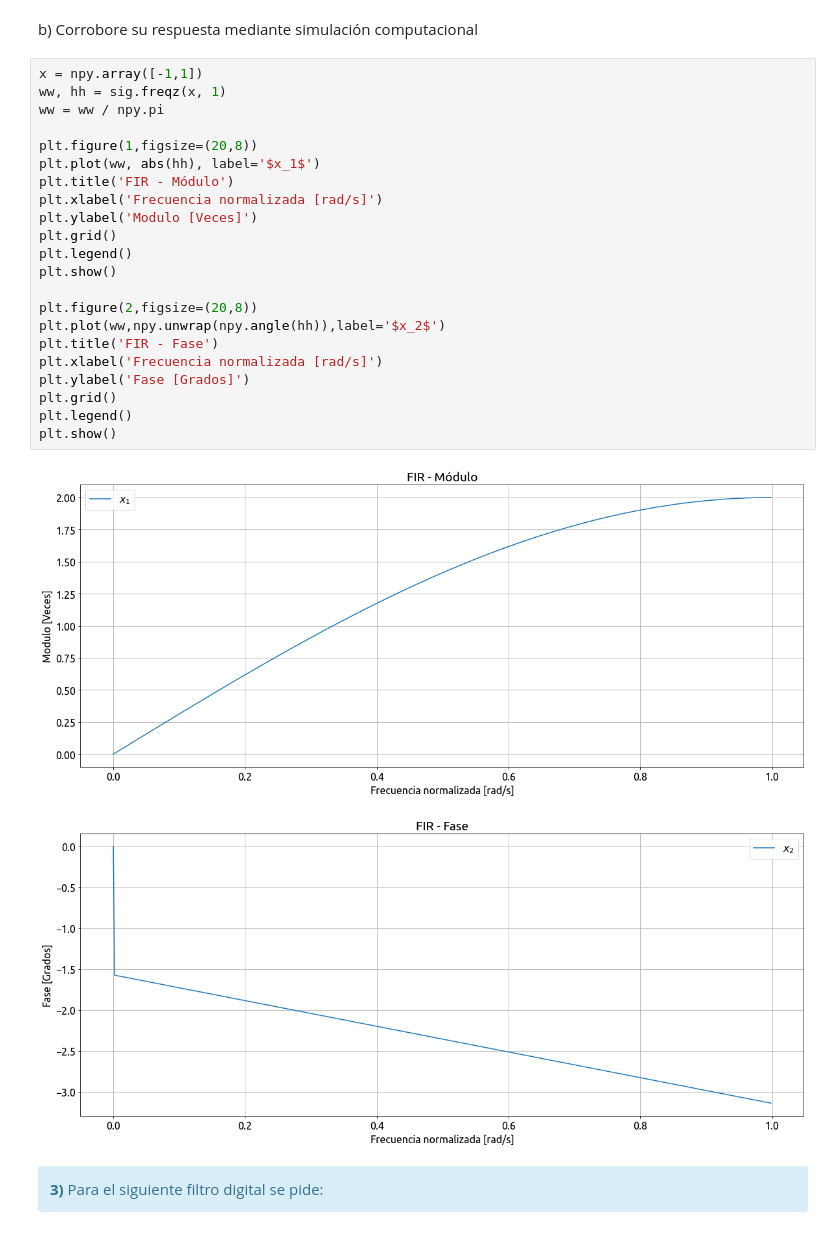
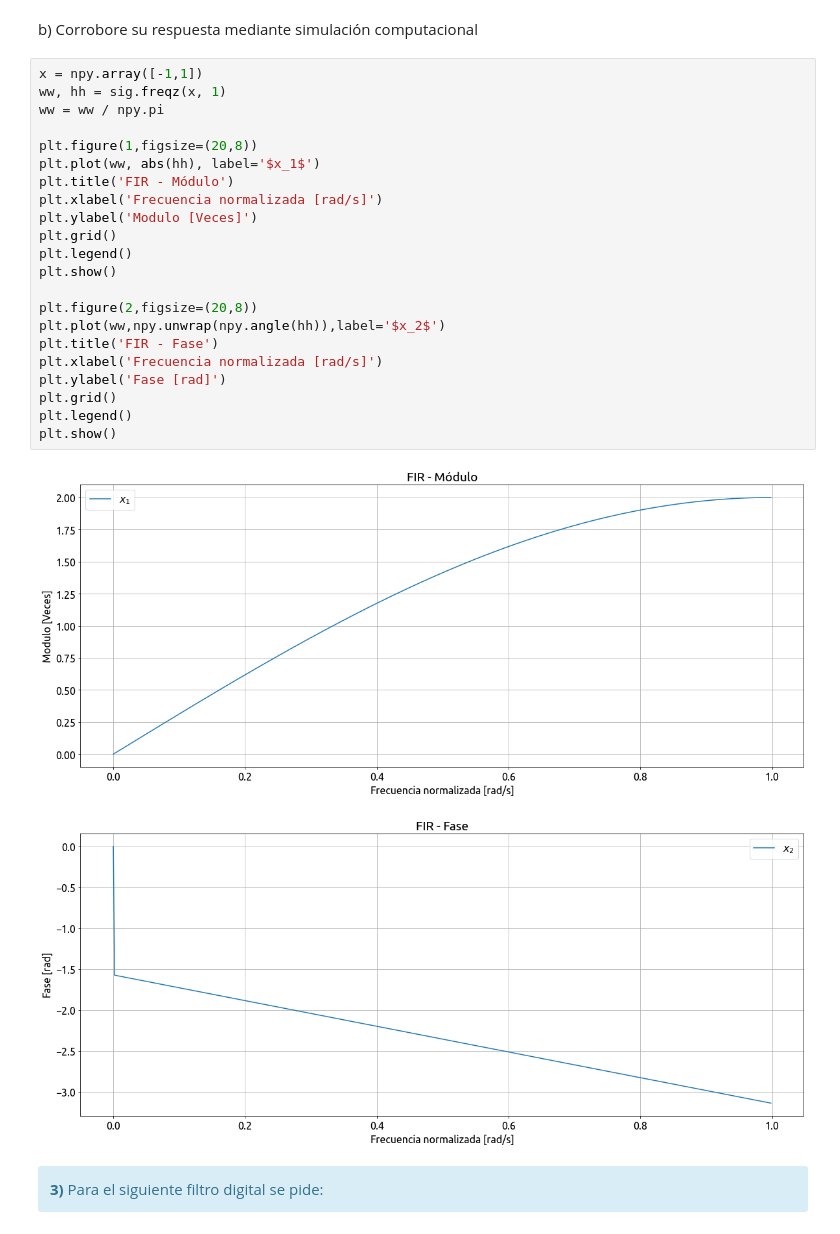
Before and after one commit to jbl95/pds-trabajosPracticos, a Jupyter notebook: TP4 - Filtrado.ipynb, the cells around one changed output. Saved outputs shown, nothing was run; the diff lists cells and outputs as text.

```diff
--- a/TP4 - Filtrado.ipynb
+++ b/TP4 - Filtrado.ipynb
@@ -132,28 +135,28 @@ $$ h(k) = (-1, 1) $$
 # %%
 x = npy.array([-1,1])
 ww, hh = sig.freqz(x, 1)
 ww = ww / npy.pi
 
 plt.figure(1,figsize=(20,8))
 plt.plot(ww, abs(hh), label='$x_1$')
 plt.title('FIR - Módulo')
 plt.xlabel('Frecuencia normalizada [rad/s]')
 plt.ylabel('Modulo [Veces]')
 plt.grid()
 plt.legend()
 plt.show()
 
 plt.figure(2,figsize=(20,8))
 plt.plot(ww,npy.unwrap(npy.angle(hh)),label='$x_2$')
 plt.title('FIR - Fase')
 plt.xlabel('Frecuencia normalizada [rad/s]')
-plt.ylabel('Fase [Grados]')
+plt.ylabel('Fase [rad]')
 plt.grid()
 plt.legend()
 plt.show()
 # %% [output]
 [figure]
-[figure, old version]
+[figure, new version]
 # %% [markdown]
 <div class="alert alert-block alert-info">
 <b>3)</b> Para el siguiente filtro digital se pide:
```
Also changed, not shown: parts of 14 cells of this notebook, 5 other files.
